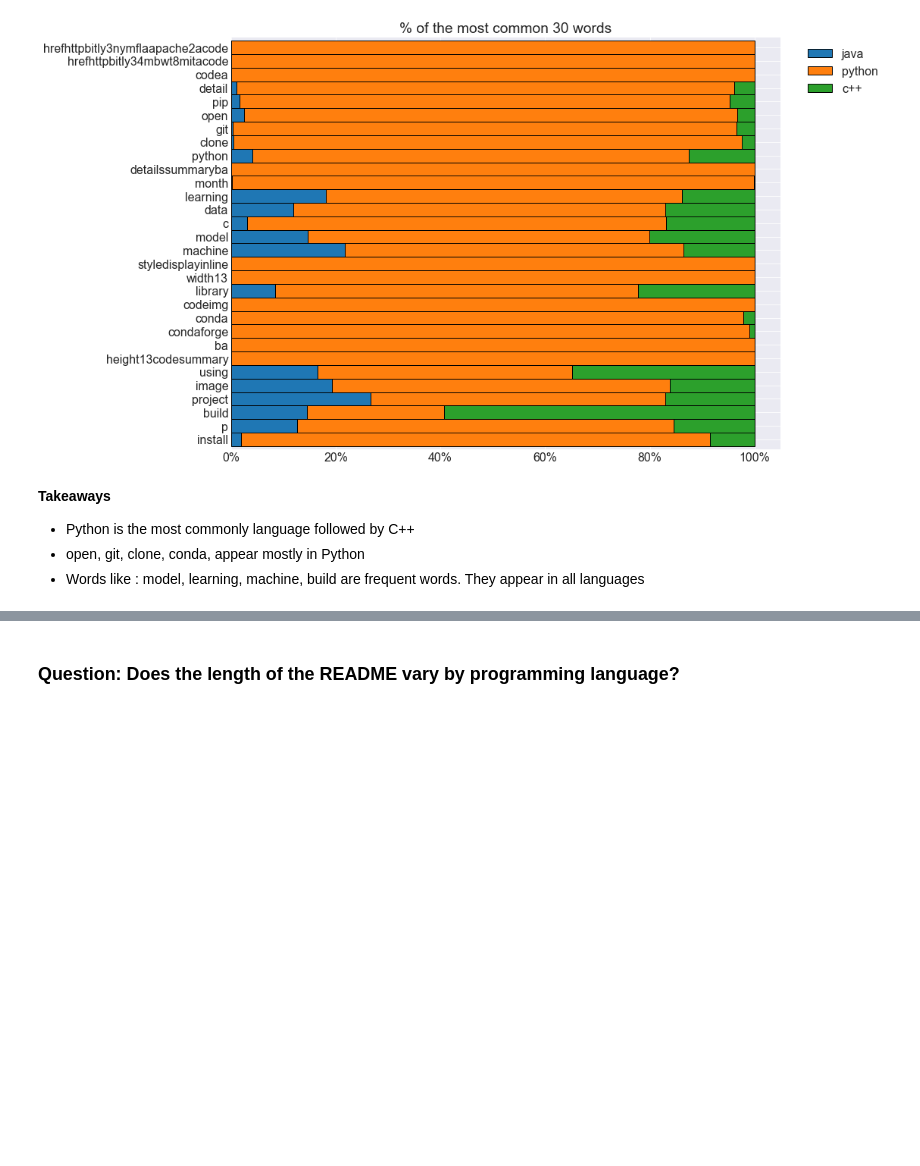
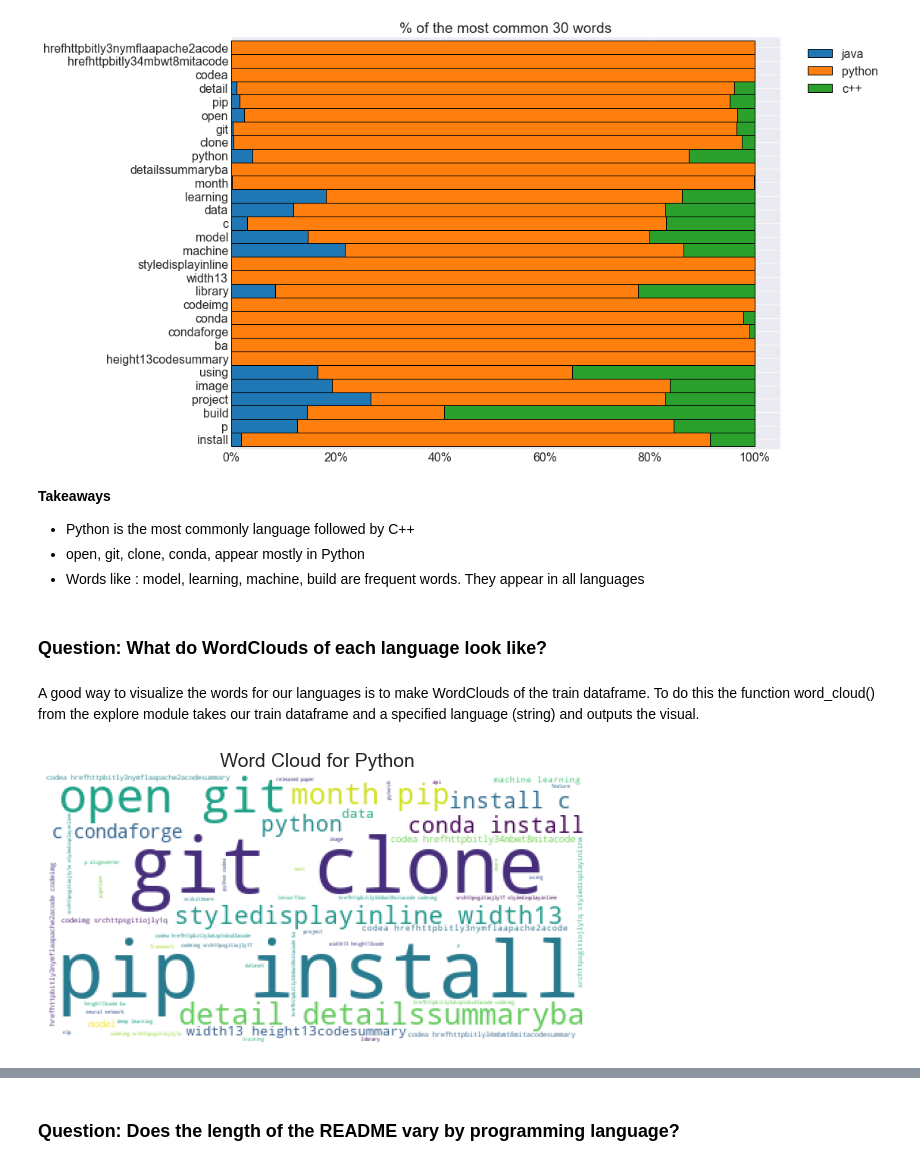
Before and after one commit to brandyn-oliver-jesse-nlp/github-readme-languages, a Jupyter notebook: final_notebook.ipynb, the cells around one changed output, grey strips where cells are left out. Saved outputs shown, nothing was run; the diff lists cells and outputs as text; code cells hidden in the pictures; blank space fills up the shorter version.

```diff
--- a/final_notebook.ipynb
+++ b/final_notebook.ipynb
@@ -109,3 +111,12 @@ explore.common_words(word_counts)
 - Python is the most commonly language followed by C++
 - open, git, clone, conda, appear mostly in Python
 - Words like : model, learning, machine, build are frequent words. They appear in all languages
+# %% [markdown]
+### Question: What do WordClouds of each language look like?
+# %% [markdown]
+A good way to visualize the words for our languages is to make WordClouds of the train dataframe. To do this the function word_cloud() from the explore module takes our train dataframe and a specified language (string) and outputs the visual.
+# %%
+# WordCloud for Python
+explore.word_cloud(train, 'Python')
+# %% [output]
+[figure, added]
```
Also changed, not shown: parts of 19 cells of this notebook.
